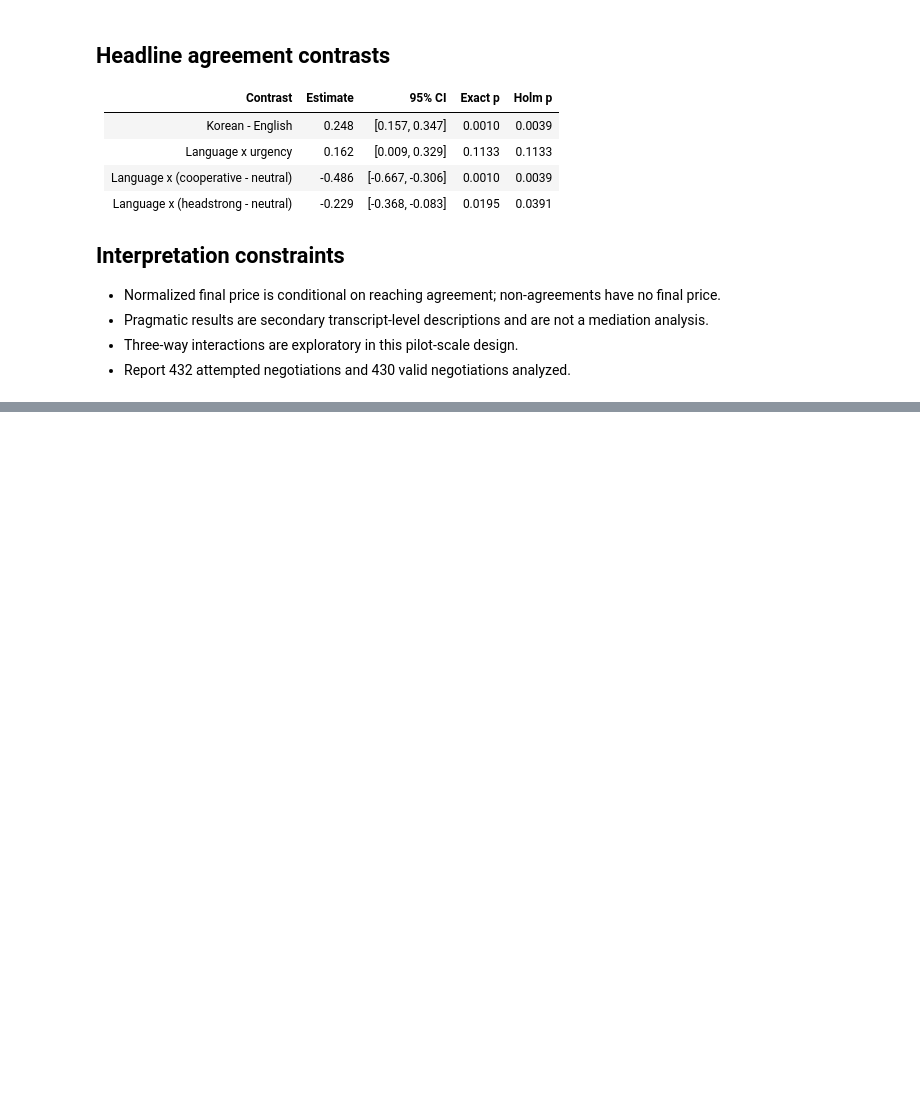
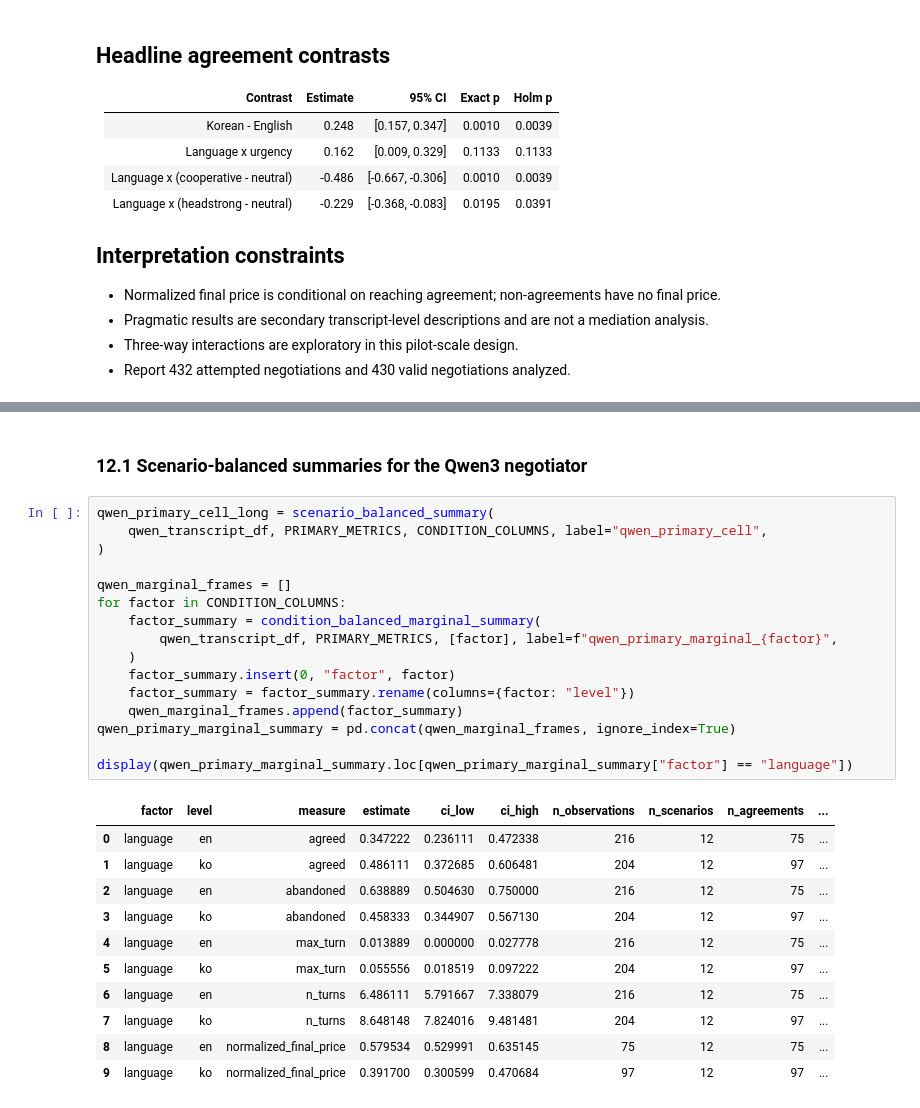
Before and after one commit to saeheeeom/polite-bargain, a Jupyter notebook: notebooks/full_experiment_analysis.ipynb, the cells around one changed output, grey strips where cells are left out. Cells and saved outputs as stored; diff of their text form; blank space fills up the shorter version.

```diff
--- a/notebooks/full_experiment_analysis.ipynb
+++ b/notebooks/full_experiment_analysis.ipynb
@@ -2195,0 +2400,30 @@ It is an analysis audit aid, not manuscript-ready interpretation.
+# %% [markdown]
+### 12.1 Scenario-balanced summaries for the Qwen3 negotiator
+# %%
+qwen_primary_cell_long = scenario_balanced_summary(
+    qwen_transcript_df, PRIMARY_METRICS, CONDITION_COLUMNS, label="qwen_primary_cell",
+)
+
+qwen_marginal_frames = []
+for factor in CONDITION_COLUMNS:
+    factor_summary = condition_balanced_marginal_summary(
+        qwen_transcript_df, PRIMARY_METRICS, [factor], label=f"qwen_primary_marginal_{factor}",
+    )
+    factor_summary.insert(0, "factor", factor)
+    factor_summary = factor_summary.rename(columns={factor: "level"})
+    qwen_marginal_frames.append(factor_summary)
+qwen_primary_marginal_summary = pd.concat(qwen_marginal_frames, ignore_index=True)
+
+display(qwen_primary_marginal_summary.loc[qwen_primary_marginal_summary["factor"] == "language"])
+# %% [output]
+|  | factor | level | measure | estimate | ci_low | ci_high | n_observations | n_scenarios | n_agreements | ... |
+| 0 | language | en | agreed | 0.347222 | 0.236111 | 0.472338 | 216 | 12 | 75 | ... |
+| 1 | language | ko | agreed | 0.486111 | 0.372685 | 0.606481 | 204 | 12 | 97 | ... |
+| 2 | language | en | abandoned | 0.638889 | 0.504630 | 0.750000 | 216 | 12 | 75 | ... |
+| 3 | language | ko | abandoned | 0.458333 | 0.344907 | 0.567130 | 204 | 12 | 97 | ... |
+| 4 | language | en | max_turn | 0.013889 | 0.000000 | 0.027778 | 216 | 12 | 75 | ... |
+| 5 | language | ko | max_turn | 0.055556 | 0.018519 | 0.097222 | 204 | 12 | 97 | ... |
+| 6 | language | en | n_turns | 6.486111 | 5.791667 | 7.338079 | 216 | 12 | 75 | ... |
+| 7 | language | ko | n_turns | 8.648148 | 7.824016 | 9.481481 | 204 | 12 | 97 | ... |
+| 8 | language | en | normalized_final_price | 0.579534 | 0.529991 | 0.635145 | 75 | 12 | 75 | ... |
+| 9 | language | ko | normalized_final_price | 0.391700 | 0.300599 | 0.470684 | 97 | 12 | 97 | ... |
```
Also changed, not shown: parts of 11 cells of this notebook, 1 other file.
